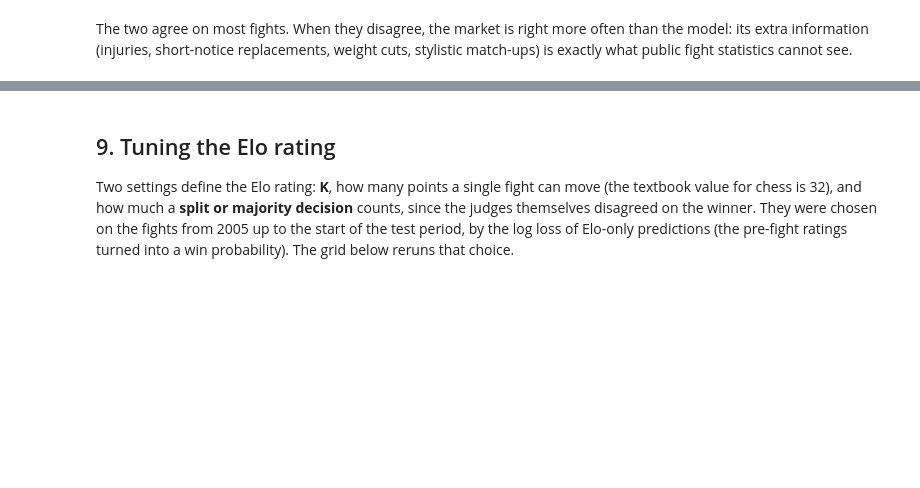
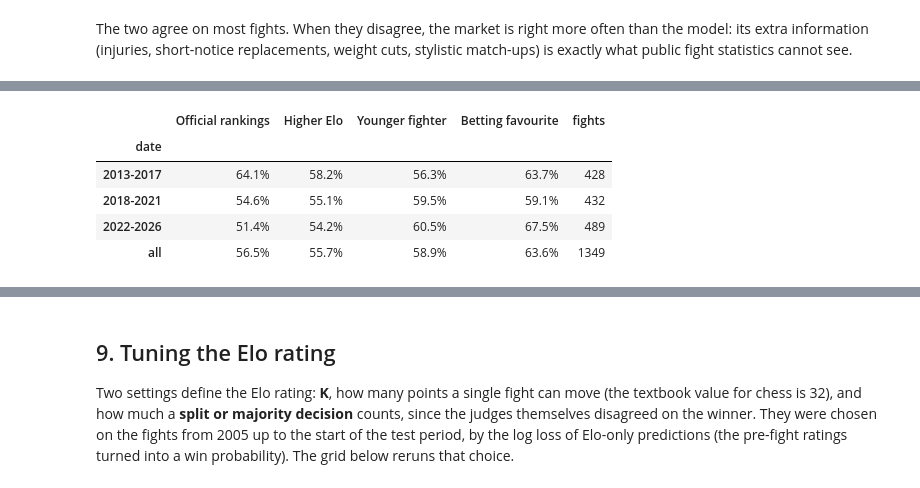
Before and after one commit to tnadiedjoa/Rating-UFC, a Jupyter notebook: notebooks/03_models_and_rankings.ipynb, the cells around one changed output, grey strips where cells are left out. Saved outputs shown, nothing was run; the diff lists cells and outputs as text; code cells hidden in the pictures; blank space fills up the shorter version.

```diff
--- a/notebooks/03_models_and_rankings.ipynb
+++ b/notebooks/03_models_and_rankings.ipynb
@@ -163,0 +204,36 @@ Spearman correlation between the ranks given by each pair of methods, per divisi
+# %%
+before = elo_history.set_index(['fight_id', 'fighter_id'])['elo_before']
+ranked = master[(master['date'] >= '2013-02-01') & master['outcome'].isin(['r', 'b'])
+                & master['r_rank'].notna() & master['b_rank'].notna()].copy()
+r_won = (ranked['outcome'] == 'r').to_numpy()
+
+def favourite_won(r_value, b_value, lower_is_better=False):
+    """1 if the favourite won, 0 if it lost, 0.5 on a tie, NaN without a value."""
+    r_value, b_value = np.asarray(r_value, dtype=float), np.asarray(b_value, dtype=float)
+    r_favoured = b_value - r_value if lower_is_better else r_value - b_value
+    return np.where(np.isnan(r_favoured), np.nan, np.where(r_favoured == 0, 0.5, (r_favoured > 0) == r_won))
+
+def elo_of(side):
+    return before.reindex(pd.MultiIndex.from_arrays([ranked['fight_id'], ranked[f'{side}_id']])).to_numpy()
+
+def birth_day(side):   # later birth = younger fighter
+    return (ranked[f'{side}_dob'] - pd.Timestamp('1900-01-01')).dt.days
+
+long_run = pd.DataFrame({
+    'Official rankings': favourite_won(ranked['r_rank'], ranked['b_rank'], lower_is_better=True),
+    'Higher Elo': favourite_won(elo_of('r'), elo_of('b')),
+    'Younger fighter': favourite_won(birth_day('r'), birth_day('b')),
+    'Betting favourite': favourite_won(american_to_prob(ranked['r_odds']), american_to_prob(ranked['b_odds'])),
+}, index=ranked.index)
+period = pd.cut(ranked['date'].dt.year, [2012, 2017, 2021, 2026], labels=['2013-2017', '2018-2021', '2022-2026'])
+table = long_run.groupby(period, observed=True).mean()
+table.loc['all'] = long_run.mean()
+table['fights'] = list(period.value_counts(sort=False)) + [len(ranked)]
+table.style.format({c: '{:.1%}' for c in long_run.columns})
+# %% [output]
+|  | Official rankings | Higher Elo | Younger fighter | Betting favourite | fights |
+| date |  |  |  |  |  |
+| 2013-2017 | 64.1% | 58.2% | 56.3% | 63.7% | 428 |
+| 2018-2021 | 54.6% | 55.1% | 59.5% | 59.1% | 432 |
+| 2022-2026 | 51.4% | 54.2% | 60.5% | 67.5% | 489 |
+| all | 56.5% | 55.7% | 58.9% | 63.6% | 1349 |
```
Also changed, not shown: parts of 33 cells of this notebook, 29 other files.
